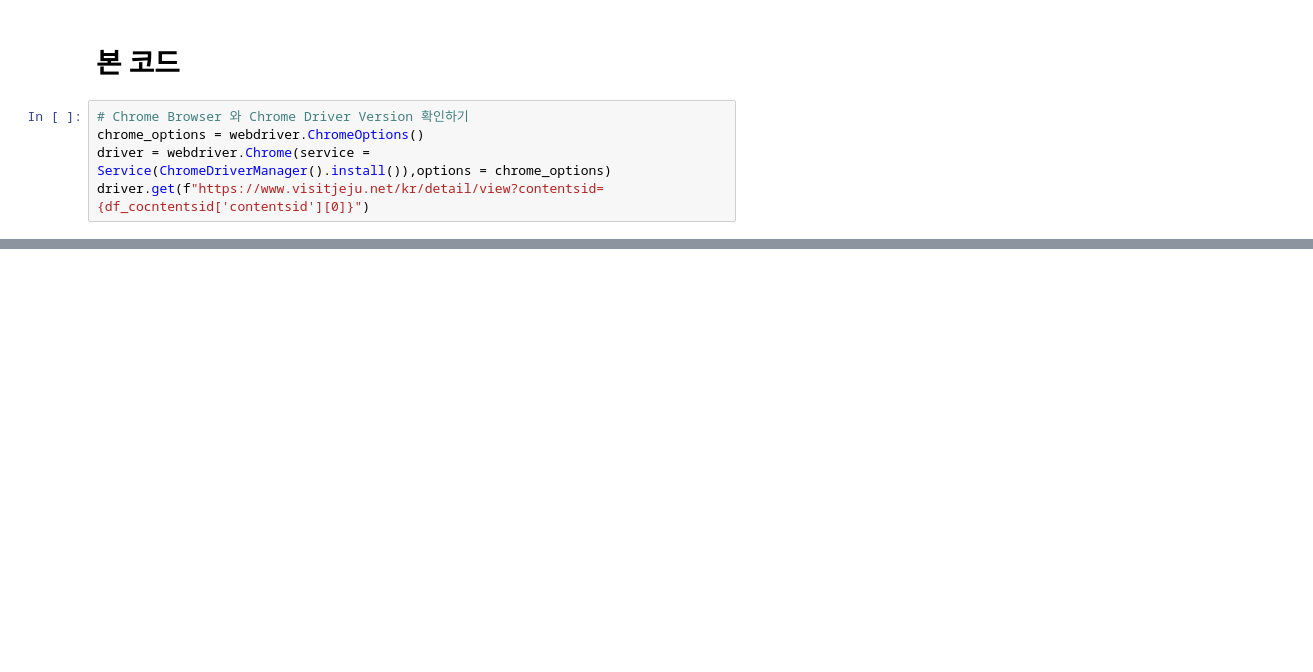
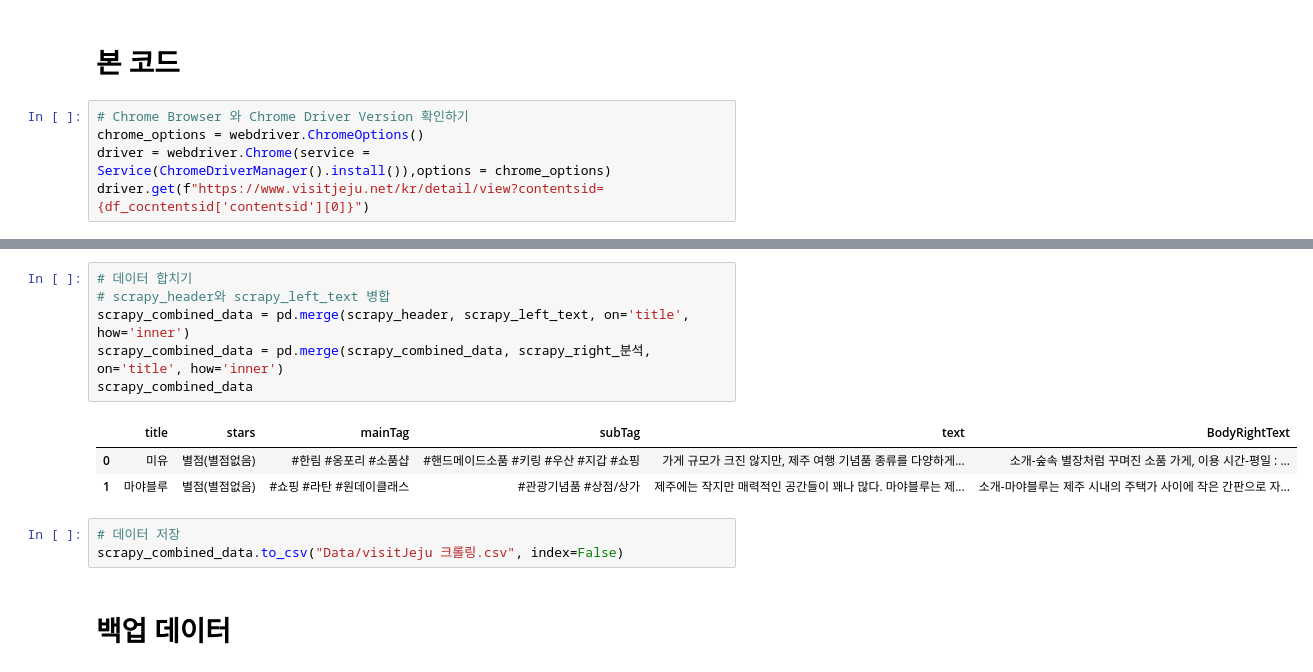
Before and after one commit to JejuTravelApp/DataAnalysis, a Jupyter notebook: MS_visitjeju크롤링.ipynb, the cells around one changed output, grey strips where cells are left out. Drawn from its saved outputs; the diff is of its cells as text; blank space fills up the shorter version.

Commit message:
visitJeju크롤링 저장기능까지

```diff
--- a/MS_visitjeju크롤링.ipynb
+++ b/MS_visitjeju크롤링.ipynb
@@ -317 +517,16 @@ driver.get(f"https://www.visitjeju.net/kr/detail/view?contentsid={df_cocntentsid
+# %%
+# 데이터 합치기
+# scrapy_header와 scrapy_left_text 병합
+scrapy_combined_data = pd.merge(scrapy_header, scrapy_left_text, on='title', how='inner')
+scrapy_combined_data = pd.merge(scrapy_combined_data, scrapy_right_분석, on='title', how='inner')
+scrapy_combined_data
+# %% [output]
+|  | title | stars | mainTag | subTag | text | BodyRightText |
+| 0 | 미유 | 별점(별점없음) | #한림 #옹포리 #소품샵 | #핸드메이드소품 #키링 #우산 #지갑 #쇼핑 | 가게 규모가 크진 않지만, 제주 여행 기념품 종류를 다양하게... | 소개-숲속 별장처럼 꾸며진 소품 가게, 이용 시간-평일 : ... |
+| 1 | 마야블루 | 별점(별점없음) | #쇼핑 #라탄 #원데이클래스 | #관광기념품 #상점/상가 | 제주에는 작지만 매력적인 공간들이 꽤나 많다. 마야블루는 제... | 소개-마야블루는 제주 시내의 주택가 사이에 작은 간판으로 자... |
+# %%
+# 데이터 저장
+scrapy_combined_data.to_csv("Data/visitJeju 크롤링.csv", index=False)
+# %% [markdown]
+# 백업 데이터
 # %%
```
Also changed, not shown: parts of 5 cells of this notebook.
